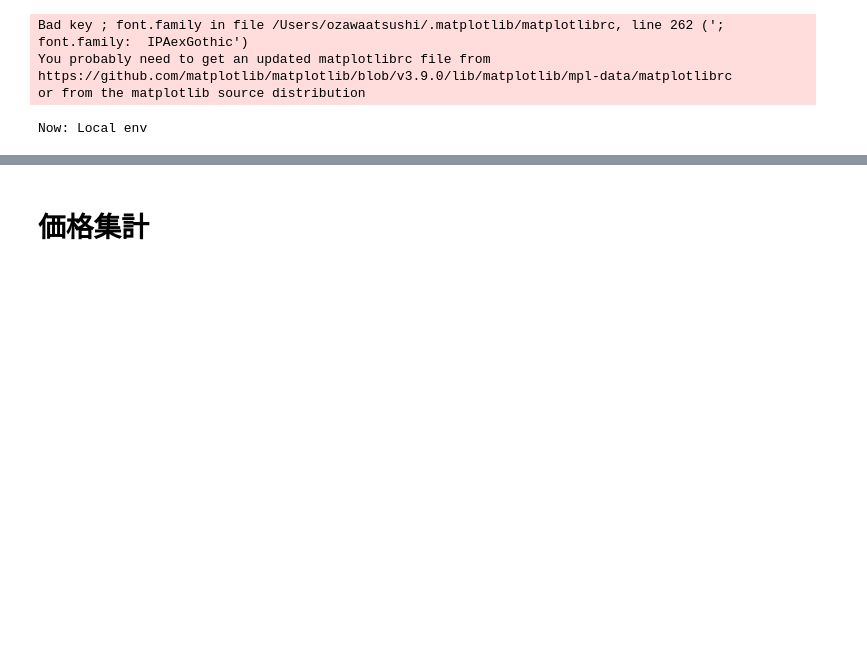
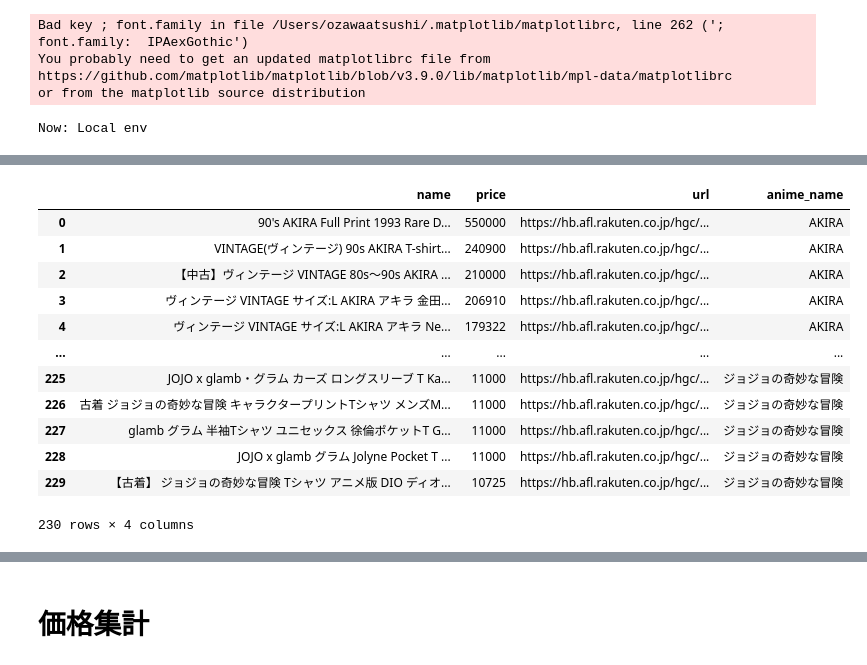
Before and after one commit to atsushimemet/vook_db_lambda, a Jupyter notebook: notebook/rakuten_animeTshirts_prices_v2.ipynb, the cells around one changed output, grey strips where cells are left out. Saved outputs shown, nothing was run; the diff lists cells and outputs as text; code cells hidden in the pictures; blank space fills up the shorter version.

```diff
--- a/notebook/rakuten_animeTshirts_prices_v2.ipynb
+++ b/notebook/rakuten_animeTshirts_prices_v2.ipynb
@@ -107,10 +95,10 @@ def loop_request(
     return df
 # %%
 l_df_main = []
-for band_name in tqdm(band_list):
+for anime_name in tqdm(anime_list):
     print("1:settings")
     cnt = 1
-    keyword = " ".join([item, band_name])
+    keyword = " ".join([item, anime_name])
     req_params["page"] = cnt
     req_params["keyword"] = keyword
     print(f"keyword:{keyword}")
@@ -121,7 +109,7 @@ for band_name in tqdm(band_list):
     df_main = df.rename(
         columns={"itemName": "name", "itemPrice": "price", "itemUrl": "url"}
     )
-    df_main["band_name"] = band_name
+    df_main["anime_name"] = anime_name
     l_df_main.append(df_main)
 df_main_all = pd.concat(l_df_main, ignore_index=True)
 # %% [output]
@@ -214,0 +179,16 @@ shape: (1426, 4)
+# %%
+df_main_all
+# %% [output]
+|  | name | price | url | anime_name |
+| 0 | 90's AKIRA Full Print 1993 Rare D... | 550000 | https://hb.afl.rakuten.co.jp/hgc/... | AKIRA |
+| 1 | VINTAGE(ヴィンテージ) 90s AKIRA T-shirt... | 240900 | https://hb.afl.rakuten.co.jp/hgc/... | AKIRA |
+| 2 | 【中古】ヴィンテージ VINTAGE 80s～90s AKIRA ... | 210000 | https://hb.afl.rakuten.co.jp/hgc/... | AKIRA |
+| 3 | ヴィンテージ VINTAGE サイズ:L AKIRA アキラ 金田... | 206910 | https://hb.afl.rakuten.co.jp/hgc/... | AKIRA |
+| 4 | ヴィンテージ VINTAGE サイズ:L AKIRA アキラ Ne... | 179322 | https://hb.afl.rakuten.co.jp/hgc/... | AKIRA |
+| ... | ... | ... | ... | ... |
+| 225 | JOJO x glamb・グラム カーズ ロングスリーブ T Ka... | 11000 | https://hb.afl.rakuten.co.jp/hgc/... | ジョジョの奇妙な冒険 |
+| 226 | 古着 ジョジョの奇妙な冒険 キャラクタープリントTシャツ メンズM... | 11000 | https://hb.afl.rakuten.co.jp/hgc/... | ジョジョの奇妙な冒険 |
+| 227 | glamb グラム 半袖Tシャツ ユニセックス 徐倫ポケットT G... | 11000 | https://hb.afl.rakuten.co.jp/hgc/... | ジョジョの奇妙な冒険 |
+| 228 | JOJO x glamb グラム Jolyne Pocket T ... | 11000 | https://hb.afl.rakuten.co.jp/hgc/... | ジョジョの奇妙な冒険 |
+| 229 | 【古着】 ジョジョの奇妙な冒険 Tシャツ アニメ版 DIO ディオ... | 10725 | https://hb.afl.rakuten.co.jp/hgc/... | ジョジョの奇妙な冒険 |
+230 rows × 4 columns
```
Also changed, not shown: parts of 24 cells of this notebook.
